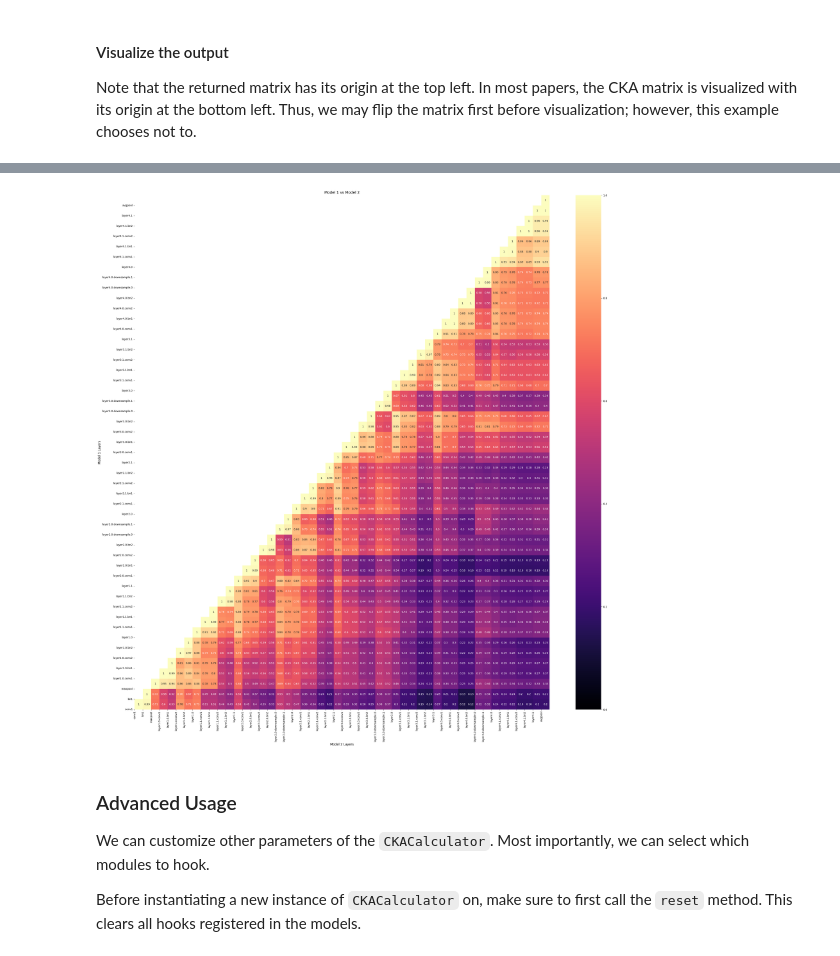
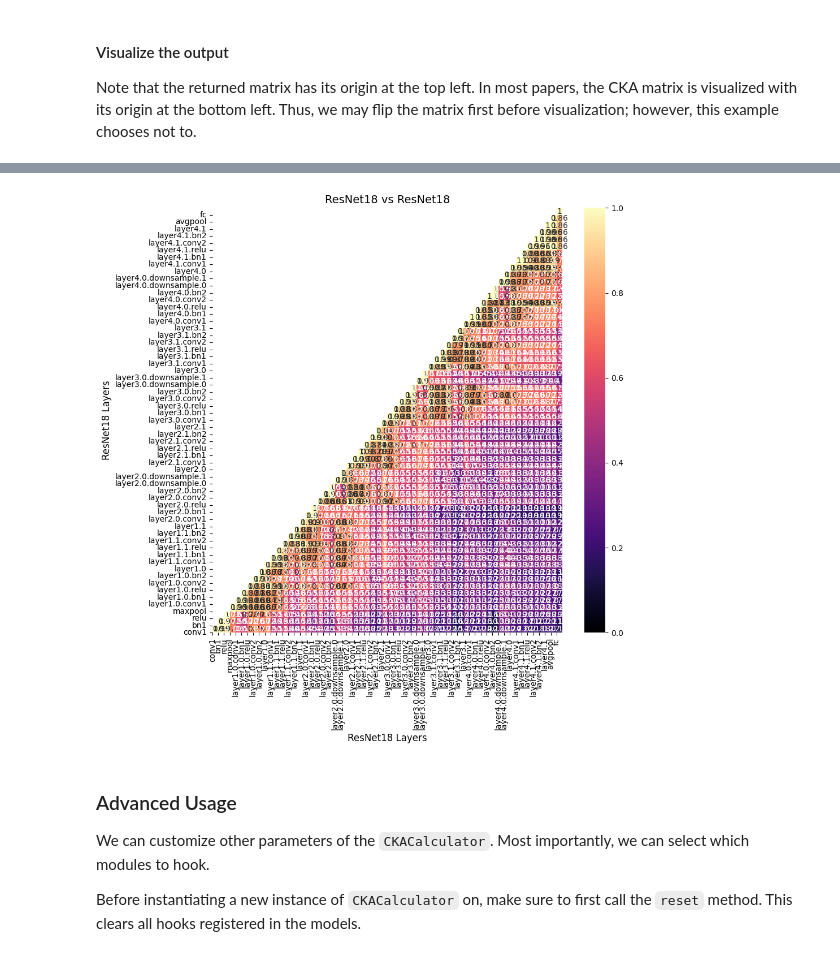
Before and after one commit to datthinh1801/CKA-pytorch, a Jupyter notebook: example.ipynb, the cells around one changed output, grey strips where cells are left out. Drawn from its saved outputs; the diff is of its cells as text; code cells hidden in the pictures.

```diff
--- a/example.ipynb
+++ b/example.ipynb
@@ -31,17 +31,25 @@ from copy import deepcopy
 
 An important detail is that although we are using the Validation set for `CIFAR10`, we **shuffle** and drop the last batch. This is to ensure that 1) the batches of each epoch are mixed, and 2) each iteration has the same batch size.
 # %%
-transforms = Compose([ToTensor(),
-                      Normalize(mean=[0.485, 0.456, 0.406], std=[0.229, 0.224, 0.225])])
+transforms = Compose(
+    [ToTensor(), Normalize(mean=[0.485, 0.456, 0.406], std=[0.229, 0.224, 0.225])]
+)
 
-dataset = CIFAR10(root='./', train=False, download=True, transform=transforms)
-dataloader = DataLoader(dataset, batch_size=256, shuffle=True, drop_last=True, num_workers=4, pin_memory=True)
+dataset = CIFAR10(root="./", train=False, download=True, transform=transforms)
+dataloader = DataLoader(
+    dataset,
+    batch_size=256,
+    shuffle=True,
+    drop_last=True,
+    num_workers=4,
+    pin_memory=True,
+)
 # %%
-model1 = resnet18(pretrained=True).cuda()
+model1 = resnet18(pretrained=True).to("mps")
 model1.eval()
-model2 = deepcopy(model1).cuda()
+model2 = deepcopy(model1).to("mps")
 model2.eval()
-print('Dummy models created')
+print("Dummy models created")
 # %% [output]
 Dummy models created
 # %% [markdown]
@@ -61,8 +89,15 @@ By default, the intermediate features are flattened with `flatten_hook_fn` and 1
 # %%
-calculator = CKACalculator(model1=model1, model2=model2, dataloader=dataloader)
+calculator = CKACalculator(
+    model1=model1,
+    model2=model2,
+    model1_name="ResNet18",
+    model2_name="ResNet18",
+    batched_feature_size=256,
+    verbose=True,
+)
 # %% [markdown]
 Now we can calculate the CKA matrix
 # %%
-cka_output = calculator.calculate_cka_matrix()
+cka_output = calculator.calculate_cka_matrix(dataloader)
 print(f"CKA output size: {cka_output.size()}")
 # %% [output]
@@ -106,7 +132,12 @@ sns.heatmap(cka_output.cpu().numpy(), ax=ax)
 # %%
-calculator.plot_cka_matrix(figsize=(30, 30), show_half_heatmap=True, invert_y_axis=True)
+calculator.plot_cka_matrix(
+    cka_output,
+    show_half_heatmap=True,
+    invert_y_axis=True,
+    show_annotations=True,
+)
 # %% [output]
-[figure, old version]
+[figure, new version]
 # %% [markdown]
 ### Advanced Usage
 
```
Also changed, not shown: parts of 17 cells of this notebook, 3 other files.
